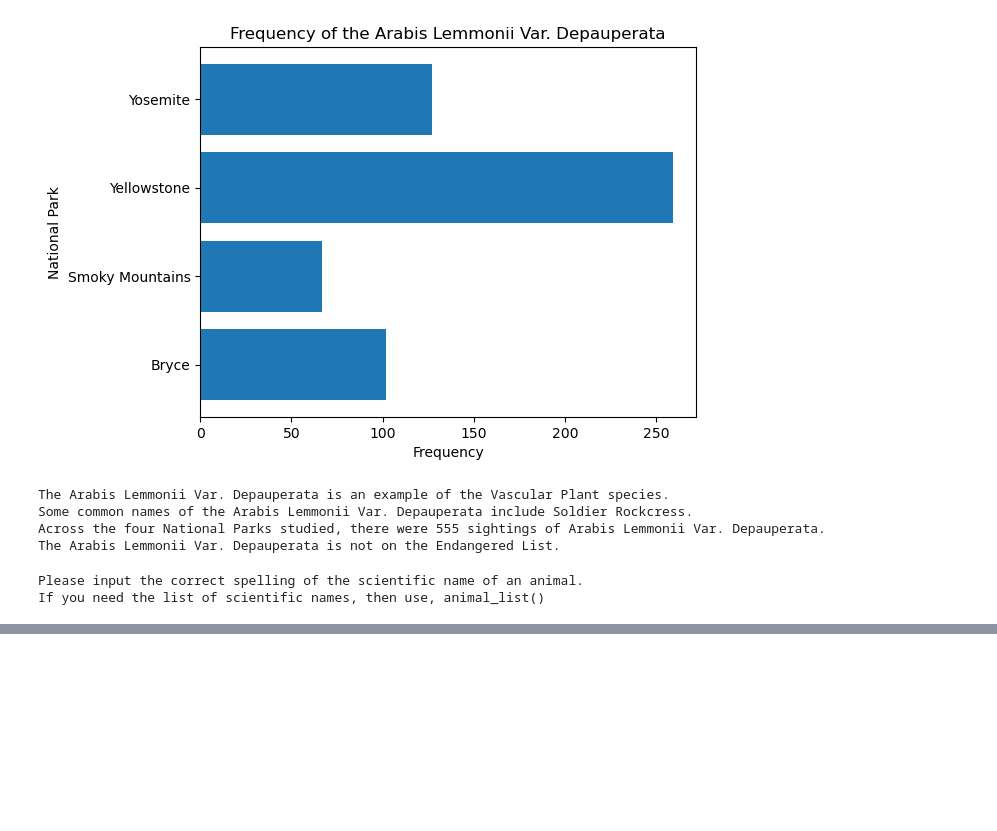
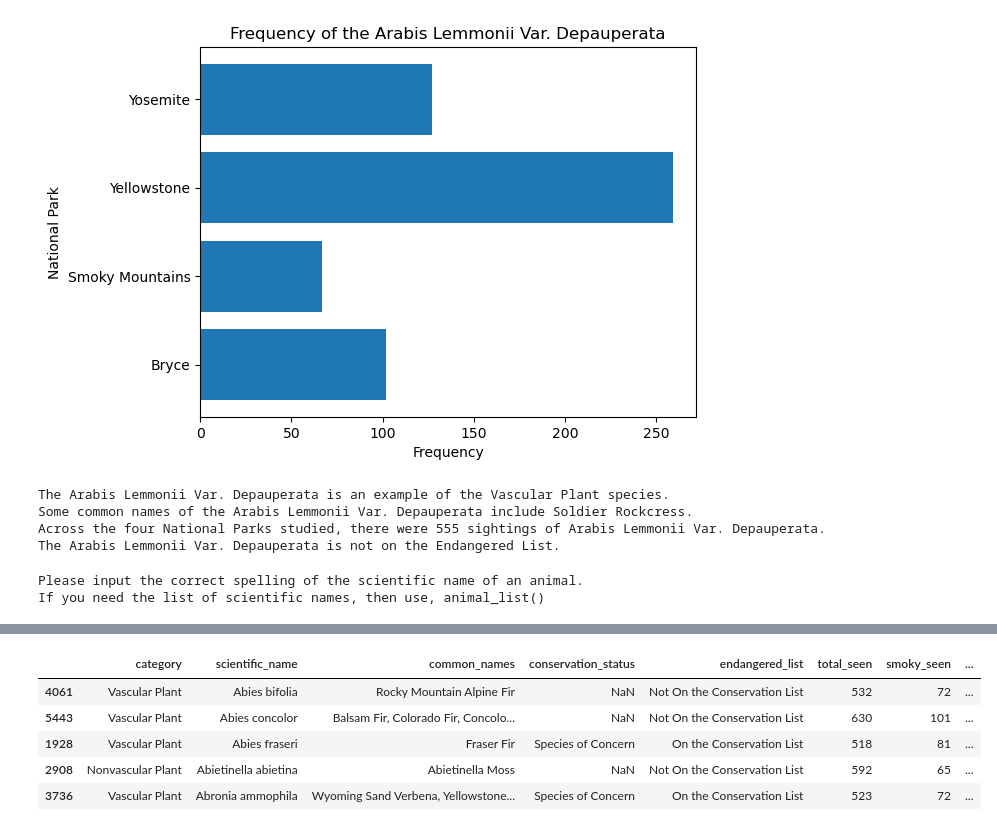
Before and after one commit to thejjserg/biodiversity, a Jupyter notebook: biodiversity_starter/biodiversity.ipynb, the cells around one changed output, grey strips where cells are left out. Drawn from its saved outputs; the diff is of its cells as text; code cells hidden in the pictures; blank space fills up the shorter version.

```diff
--- a/biodiversity_starter/biodiversity.ipynb
+++ b/biodiversity_starter/biodiversity.ipynb
@@ -601,0 +614,9 @@ If you need the list of scientific names, then use, animal_list()
+# %%
+species_info.head()
+# %% [output]
+|  | category | scientific_name | common_names | conservation_status | endangered_list | total_seen | smoky_seen | ... |
+| 4061 | Vascular Plant | Abies bifolia | Rocky Mountain Alpine Fir | NaN | Not On the Conservation List | 532 | 72 | ... |
+| 5443 | Vascular Plant | Abies concolor | Balsam Fir, Colorado Fir, Concolo... | NaN | Not On the Conservation List | 630 | 101 | ... |
+| 1928 | Vascular Plant | Abies fraseri | Fraser Fir | Species of Concern | On the Conservation List | 518 | 81 | ... |
+| 2908 | Nonvascular Plant | Abietinella abietina | Abietinella Moss | NaN | Not On the Conservation List | 592 | 65 | ... |
+| 3736 | Vascular Plant | Abronia ammophila | Wyoming Sand Verbena, Yellowstone... | Species of Concern | On the Conservation List | 523 | 72 | ... |
```
Also changed, not shown: parts of 1 cell of this notebook.
